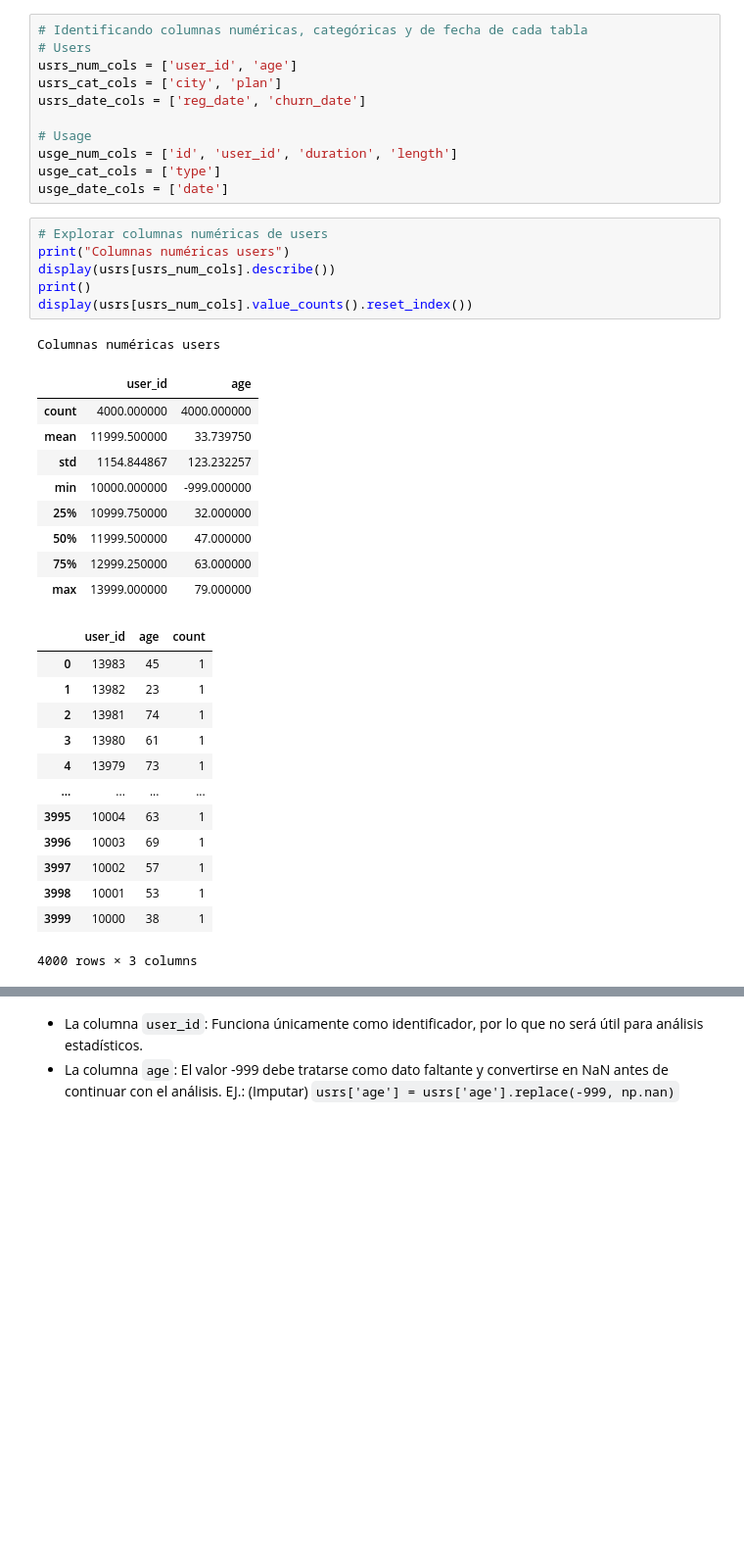
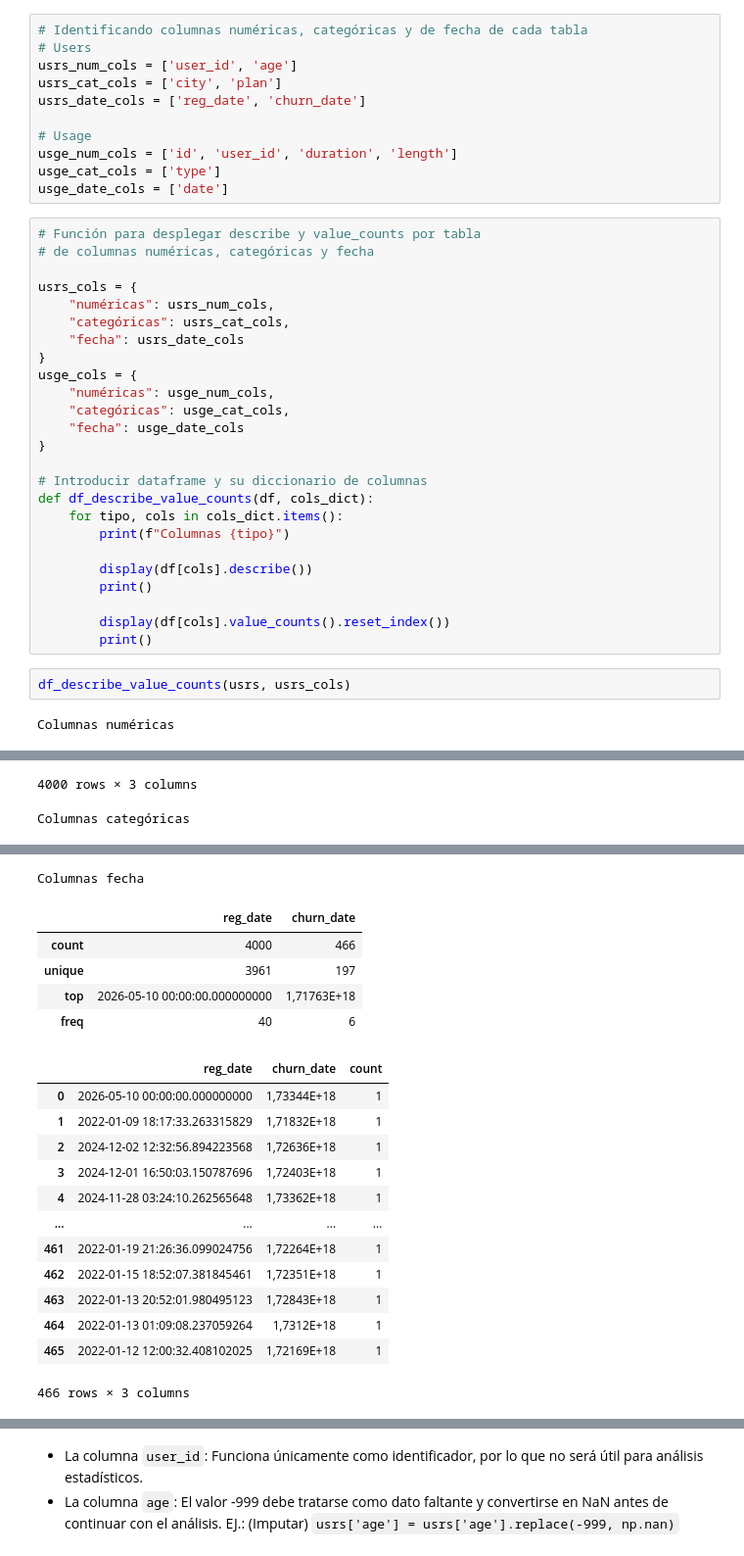
Before and after one commit to FithoGerardo/Analysis-of-a-telecommunications-company, a Jupyter notebook: Fitho_S7 Version-Estudiante-Project-ConnectaTel.ipynb, the cells around one changed output, grey strips where cells are left out. Shown at 98% size. Drawn from its saved outputs; the diff is of its cells as text; blank space fills up the shorter version.

```diff
--- a/Fitho_S7 Version-Estudiante-Project-ConnectaTel.ipynb
+++ b/Fitho_S7 Version-Estudiante-Project-ConnectaTel.ipynb
@@ -344,33 +353,32 @@ usrs_date_cols = ['reg_date', 'churn_date']
 usge_num_cols = ['id', 'user_id', 'duration', 'length']
 usge_cat_cols = ['type']
 usge_date_cols = ['date']
-# %%
-# Explorar columnas numéricas de users
-print("Columnas numéricas users")
-display(usrs[usrs_num_cols].describe())
-print()
-display(usrs[usrs_num_cols].value_counts().reset_index())
-# %% [output]
-Columnas numéricas users
-|  | user_id | age |
-| count | 4000.000000 | 4000.000000 |
-| mean | 11999.500000 | 33.739750 |
-| std | 1154.844867 | 123.232257 |
-| min | 10000.000000 | -999.000000 |
-| 25% | 10999.750000 | 32.000000 |
-| 50% | 11999.500000 | 47.000000 |
-| 75% | 12999.250000 | 63.000000 |
-| max | 13999.000000 | 79.000000 |
-|  | user_id | age | count |
-| 0 | 13983 | 45 | 1 |
-| 1 | 13982 | 23 | 1 |
-| 2 | 13981 | 74 | 1 |
-| 3 | 13980 | 61 | 1 |
-| 4 | 13979 | 73 | 1 |
-| ... | ... | ... | ... |
-| 3995 | 10004 | 63 | 1 |
-| 3996 | 10003 | 69 | 1 |
-| 3997 | 10002 | 57 | 1 |
-| 3998 | 10001 | 53 | 1 |
-| 3999 | 10000 | 38 | 1 |
-4000 rows × 3 columns
+# %%
+# Función para desplegar describe y value_counts por tabla
+# de columnas numéricas, categóricas y fecha
+
+usrs_cols = {
+    "numéricas": usrs_num_cols,
+    "categóricas": usrs_cat_cols,
+    "fecha": usrs_date_cols
+}
+usge_cols = {
+    "numéricas": usge_num_cols,
+    "categóricas": usge_cat_cols,
+    "fecha": usge_date_cols
+}
+
+# Introducir dataframe y su diccionario de columnas
+def df_describe_value_counts(df, cols_dict):
+    for tipo, cols in cols_dict.items():
+        print(f"Columnas {tipo}")
+
+        display(df[cols].describe())
+        print()
+
+        display(df[cols].value_counts().reset_index())
+        print()
+# %%
+df_describe_value_counts(usrs, usrs_cols)
+# %% [output]
+Columnas numéricas
@@ -376,0 +406,2 @@ Columnas numéricas users
+4000 rows × 3 columns
+Columnas categóricas
@@ -376,0 +428,19 @@ Columnas numéricas users
+Columnas fecha
+|  | reg_date | churn_date |
+| count | 4000 | 466 |
+| unique | 3961 | 197 |
+| top | 2026-05-10 00:00:00.000000000 | 1,71763E+18 |
+| freq | 40 | 6 |
+|  | reg_date | churn_date | count |
+| 0 | 2026-05-10 00:00:00.000000000 | 1,73344E+18 | 1 |
+| 1 | 2022-01-09 18:17:33.263315829 | 1,71832E+18 | 1 |
+| 2 | 2024-12-02 12:32:56.894223568 | 1,72636E+18 | 1 |
+| 3 | 2024-12-01 16:50:03.150787696 | 1,72403E+18 | 1 |
+| 4 | 2024-11-28 03:24:10.262565648 | 1,73362E+18 | 1 |
+| ... | ... | ... | ... |
+| 461 | 2022-01-19 21:26:36.099024756 | 1,72264E+18 | 1 |
+| 462 | 2022-01-15 18:52:07.381845461 | 1,72351E+18 | 1 |
+| 463 | 2022-01-13 20:52:01.980495123 | 1,72843E+18 | 1 |
+| 464 | 2022-01-13 01:09:08.237059264 | 1,7312E+18 | 1 |
+| 465 | 2022-01-12 12:00:32.408102025 | 1,72169E+18 | 1 |
+466 rows × 3 columns
```
Also changed, not shown: parts of 15 cells of this notebook.
